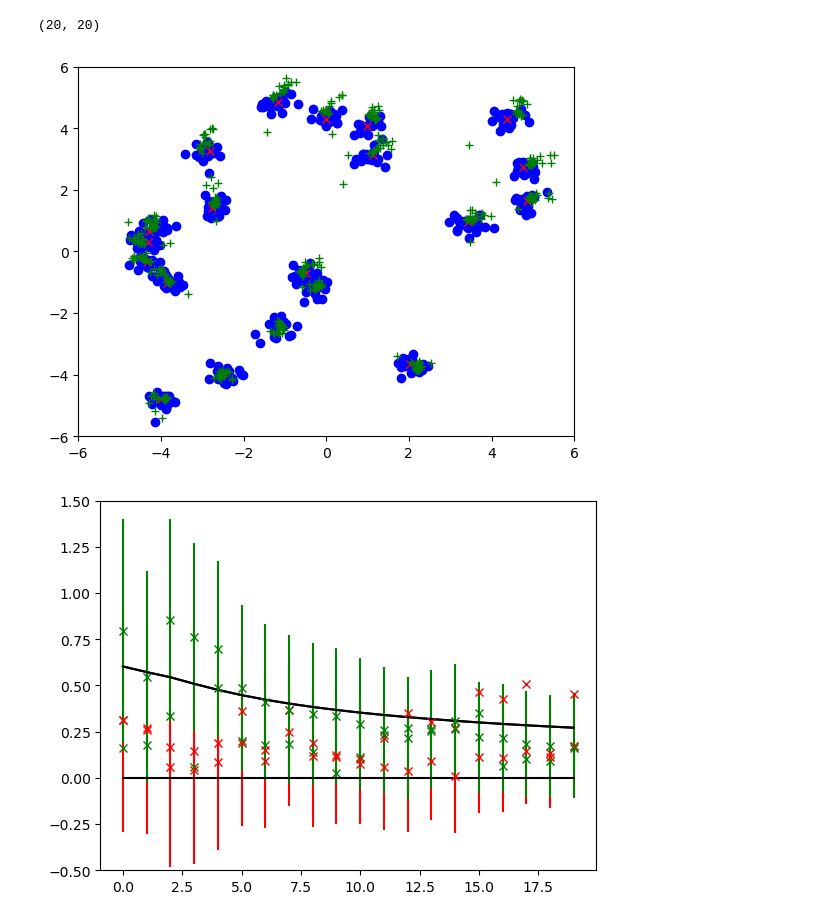
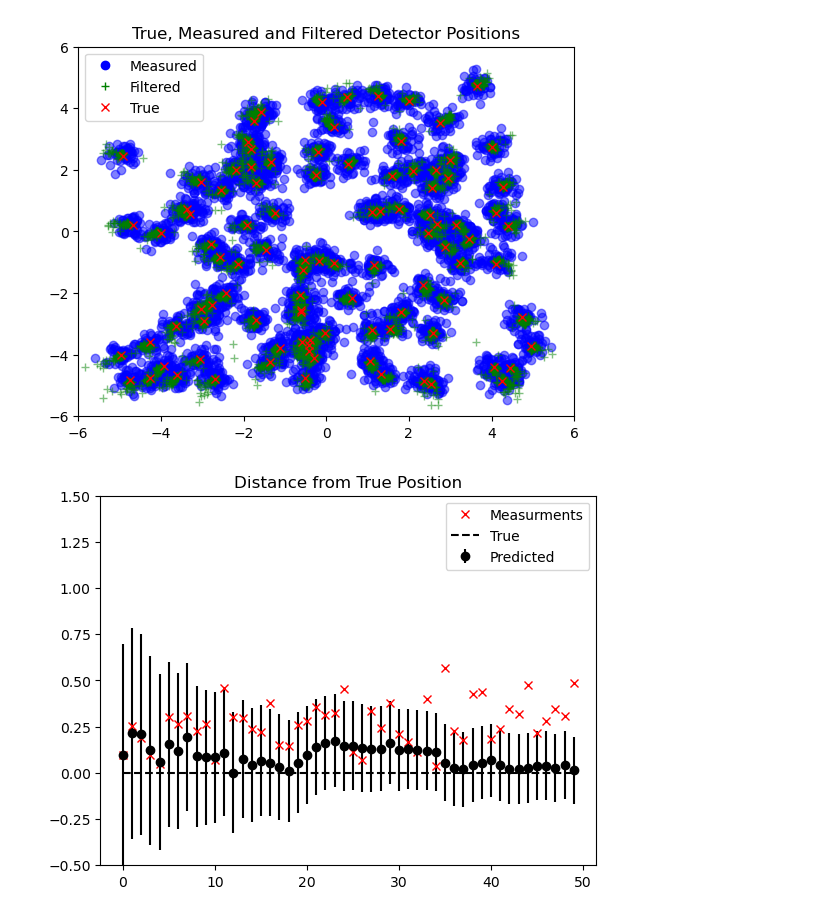
Before and after one commit to davidfobar/SCRAM, a Jupyter notebook: MINES-Sim/pyTorch_model.ipynb, the cells around one changed output. Saved outputs shown, nothing was run; the diff lists cells and outputs as text; code cells hidden in the pictures.

Commit message:
det data filtered

```diff
--- a/MINES-Sim/pyTorch_model.ipynb
+++ b/MINES-Sim/pyTorch_model.ipynb
@@ -29,18 +28,16 @@ plt.show()
 # %%
 initial_uncertainty = 0.2 #200 meters
-uncertainty_decay = 0.1
 minimum_uncertainty = 0.05 #50 meters
 meas_uncertainty = 0.01
-n_detectors = 20
-n_time_samples = 20
+n_detectors = 100
+n_time_samples = 50
 
 # create a list of n_samples random x and y values within the range -5 to 5
 x_test = np.random.uniform(-5, 5, n_detectors)
 y_test = np.random.uniform(-5, 5, n_detectors)
 
 # sample the 2d gaussian at these x and y values for each time sample assuming they are sampled as a batch with a time step of 1
-z_test = np.array([gaussian_t(x_test, y_test, 0, 0, 1, t) for t in range(n_time_samples)])
-z_test = z_test.transpose()
+z_test = np.array([gaussian_t(x_test, y_test, 0, 0, 1, t, 0.1) for t in range(n_time_samples)])
 # %%
 from filterpy.kalman import KalmanFilter
 import numpy as np
@@ -63,10 +60,10 @@ for _ in range(n_detectors):
                     [0, 1, 0, 0]])
     #f.P *= 1000
     # Define the measurement noise covariance
-    f.R = np.eye(2) * 0.2 # Measurement noise
+    f.R = np.eye(2) * 0.2 # Measurement noise - this should be near what is expiemntally measured, estimated to be 200 meters
 
     # Define the process noise covariance
-    f.Q = np.eye(4) * 1e-6  # Process noise
+    f.Q = np.eye(4) * 1e-6  # Process noise - static placement, so this is low
 
     filters.append(f)
 
@@ -81,54 +78,50 @@ for t in range(n_time_samples):
         #predict the position
         filters[i].predict()
         #update the position with the measurement
         filters[i].update(np.array([x_random[t, i], y_random[t, i]]))
         #append the filtered position to the list
         filtered_positions.append(filters[i].x)
         #append the calculated uncertainty to the list as a tuple
         filter_uncertainty.append( [np.sqrt(filters[i].P[0, 0]), np.sqrt(filters[i].P[1, 1])] )
 
 filtered_positions = np.array(filtered_positions).reshape(n_time_samples, n_detectors, 4)
 filter_uncertainty = np.array(filter_uncertainty).reshape(n_time_samples, n_detectors, 2)
 x_uncertainty = filter_uncertainty[:, :, 0]
 y_uncertainty = filter_uncertainty[:, :, 1]
 
-print(x_uncertainty.shape)
 
 # plot the original and filtered x and y positions
-plt.plot(x_random, y_random, 'bo')
+plt.plot(x_random, y_random, 'bo', alpha=0.5)
+#plot the filtered position as a green +
+plt.plot(filtered_positions[:, :, 0], filtered_positions[:, :, 1], 'g+', alpha=0.5)
 #plot the true position as a red x
 plt.plot(x_test, y_test, 'rx')
-#plot the filtered position as a green +
-plt.plot(filtered_positions[:, :, 0], filtered_positions[:, :, 1], 'g+')
 plt.xlim(-6, 6)
 plt.ylim(-6, 6)
+plt.legend(handles=[plt.Line2D([], [], marker='o', color='b', linestyle='None', markerfacecolor='b', label='Measured'),
+                    plt.Line2D([], [], marker='+', color='g', linestyle='None', markerfacecolor='g', label='Filtered'),
+                    plt.Line2D([], [], marker='x', color='r', linestyle='None', markerfacecolor='r', label='True')])
+plt.title('True, Measured and Filtered Detector Positions')
 plt.show()
 
-colors = ['r', 'g', 'b', 'c', 'm', 'y', 'k']
 #plot the estimated distance from the true position for all single detectors along with the uncertainty as error bars
-for i in range(2):
+for i in range(1):
     distance = np.sqrt((filtered_positions[:, i, 0] - x_test[i])**2 + (filtered_positions[:, i, 1] - y_test[i])**2)
     uncertainty = np.sqrt(x_uncertainty[:,i]**2 + y_uncertainty[:,i]**2)
-    plt.errorbar(range(n_time_samples), distance, yerr=uncertainty, fmt='x', color=colors[i])
-    plt.plot(range(n_time_samples), uncertainty, 'k')
-#plot the measured distance from the true position for all single detectors
-for i in range(2):
+    plt.errorbar(range(n_time_samples), distance, yerr=uncertainty, fmt='o', color='k')
+
+    #plot the measured distance from the true position for all single detectors
     distance = np.sqrt((x_random[:, i] - x_test[i])**2 + (y_random[:, i] - y_test[i])**2)
-    plt.plot(range(n_time_samples), distance, 'x', color=colors[i])
-#plot a horizontal line at 0
-plt.plot(range(n_time_samples), np.zeros(n_time_samples), 'k')
+    plt.plot(range(n_time_samples), distance, 'x', color='r')
 
+#plot a horizontal dashed line at 0
+plt.plot(range(n_time_samples), np.zeros(n_time_samples), 'k--')
+
+#describe the x and circle markers
+plt.legend(['Measurments', 'True', 'Predicted'])
+plt.title('Distance from True Position')
 plt.ylim(-0.5,1.5)
 plt.show()
-
-#plot the x,y predicted position for a detector, offset by the true position so it is centered around 0
-plt.plot(filtered_positions[:, 0, 0] - x_test[0], filtered_positions[:, 0, 1] - y_test[0])
-plt.plot(x_random[:, 0] - x_test[0], y_random[:, 0] - y_test[0], 'bo')
-plt.plot(0, 0, 'rx')
-plt.xlim(-1, 1)
-plt.ylim(-1, 1)
-plt.show()
 # %% [output]
-(20, 20)
-[figure, old version]
+[figure, new version]
-[figure, old version]
+[figure, new version]
```
Also changed, not shown: parts of 4 cells of this notebook.
